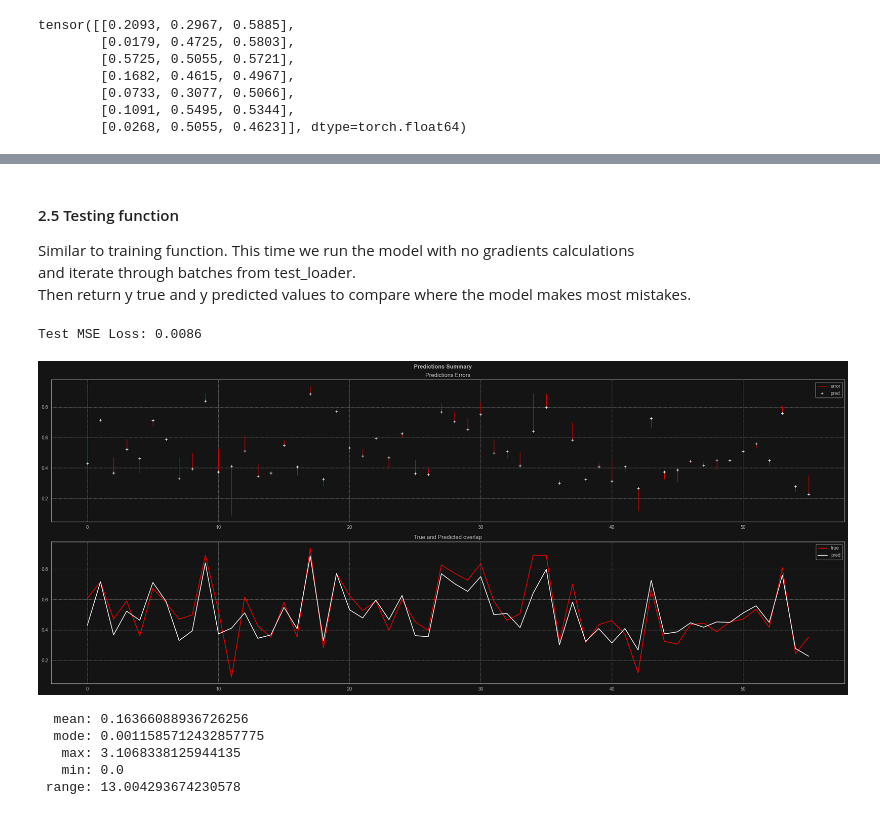
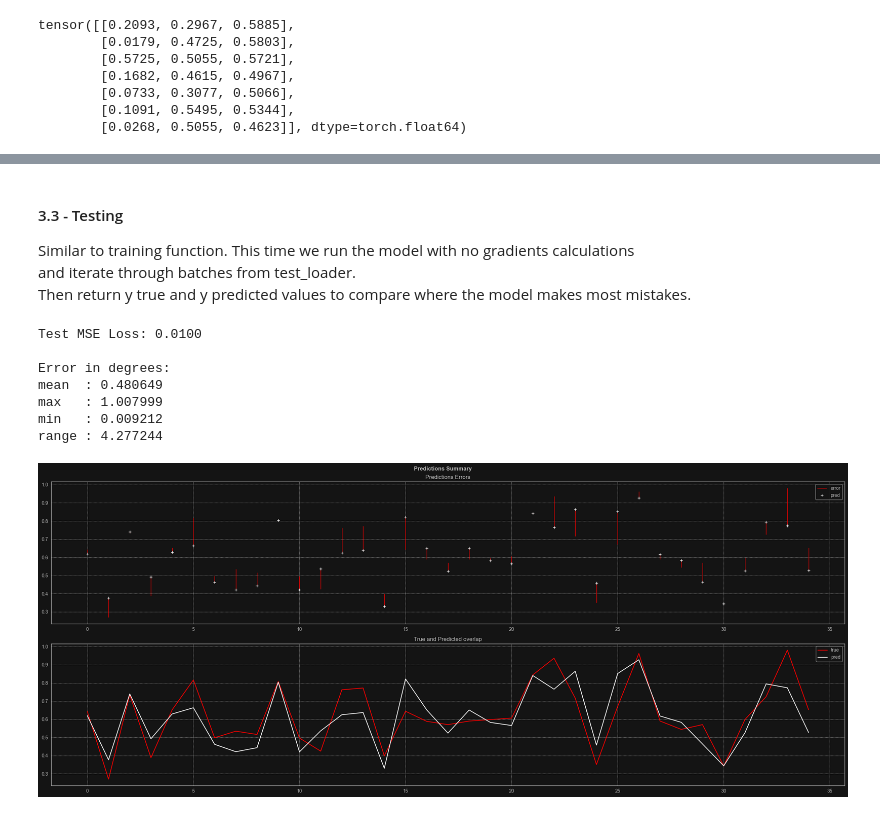
Before and after one commit to gracjan-p/weather-rnn, a Jupyter notebook: notebooks/model.ipynb, the cells around one changed output, grey strips where cells are left out. Drawn from its saved outputs; the diff is of its cells as text; code cells hidden in the pictures.

Commit message:
test cli

```diff
--- a/notebooks/model.ipynb
+++ b/notebooks/model.ipynb
@@ -206,6 +214,6 @@ def sequence_dataset(dataset, batch_size, extra_features=False):
 
     return data_loader
 # %%
-batch_size = 8
+batch_size = 7
 train_loader = sequence_dataset(df_train_torch, batch_size=batch_size)
 test_loader = sequence_dataset(df_test_torch, batch_size=batch_size)
@@ -223,11 +219,0 @@ df_train[:7]
-# %%
-i = 0
-for batch in train_loader:
-    if i == 0:
-        input, target = batch
-        print(input, target)
-        # print(input.size())
-        # print(target.size())
-        # print(len(target))
-        break
-    i += 1
@@ -373,8 +353,15 @@ plt.tight_layout()
 # %% [markdown]
-#### 2.5 Testing function
+#### 3.3 - Testing
 Similar to training function. This time we run the model with no gradients calculations <br>
 and iterate through batches from test_loader. <br>
 Then return y true and y predicted values to compare where the model makes most mistakes.
+# %%
+# rescaling score data back to temperature format.
+def to_degrees(feature):
+    feature_deg = np.zeros((len(feature), 3)) # because our scaler remember what did it scale before, we need to create data with same dimensions
+    feature_deg[:, 2] = np.sqrt(feature) # square root, because we use Mean Square Error in our models
+    feature_deg = scaler.inverse_transform(feature_deg)
+    return feature_deg[:, 2]
 # %%
 def test_model(model, device, test_loader, extra_features=False):
     total_loss = 0
@@ -401,61 +388,53 @@ def test_model(model, device, test_loader, extra_features=False):
     avg_loss = total_loss / len(test_loader)
     print(f"Test MSE Loss: {avg_loss:.4f}")
 
-    return y_true, y_pred
+    return y_true, y_pred, avg_loss
 # %%
 import seaborn as sb
 
-y_true, y_pred = test_model(weather_rnn, device=device, test_loader=test_loader)
+y_true, y_pred, mse = test_model(weather_rnn, device=device, test_loader=test_loader)
 
 fig, axes = plt.subplots(nrows=2, ncols=1, figsize=(24, 10))
 axes = axes.flatten()
 
 temp_avg_true = np.array(y_true).flatten()
 temp_avg_pred = np.array(y_pred).flatten()
 
 x = range(len(temp_avg_true))
 axes[0].vlines(x=x, ymin=temp_avg_pred, ymax=temp_avg_true, color='red', linewidth=1, label='error')
 axes[0].plot(x, y_pred, marker='+', linestyle='None', color='white', label='pred')
 
 sb.lineplot(x=range(len(temp_avg_true)), y=temp_avg_true, color='red', ax=axes[1], label='true')
 sb.lineplot(x=range(len(temp_avg_pred)), y=temp_avg_pred, color='white', ax=axes[1], label='pred')
 
 axes[0].set_title('Predictions Errors')
 axes[0].legend()
 
 axes[1].set_title('True and Predicted overlap')
 
 plt.suptitle('Predictions Summary', fontweight='bold')
 plt.tight_layout()
+
+true_deg = to_degrees(temp_avg_true)
+pred_deg = to_degrees(temp_avg_pred)
+
+error = abs(true_deg - pred_deg)
+
+print(
+    "\nError in degrees:\n"
+    f"{"mean":<6}: {error.mean():4f}",
+    f"{"max":<6}: {error.max():4f}",
+    f"{"min":<6}: {error.min():4f}",
+    f"{"range":<6}: {(true_deg.max() - true_deg.min()):4f}",
+    sep='\n'
+)
 # %% [output]
-Test MSE Loss: 0.0086
+Test MSE Loss: 0.0100
+
+Error in degrees:
+mean  : 0.480649
+max   : 1.007999
+min   : 0.009212
+range : 4.277244
-[figure, old version]
+[figure, new version]
-# %%
-from scipy.stats import mode
-
-true_deg = np.zeros((len(temp_avg_true), 3))
-pred_deg = np.zeros((len(temp_avg_pred), 3))
-
-true_deg[:, 2] = np.sqrt(temp_avg_true)
-pred_deg[:, 2] = np.sqrt(temp_avg_pred)
-
-true_deg = scaler.inverse_transform(true_deg)
-pred_deg = scaler.inverse_transform(pred_deg)
-
-error = abs(true_deg - pred_deg)
-
-print(
-    f"{"mean":>6}: {error.mean()}",
-    f"{"mode":>6}: {mode(error)[0][2]}",
-    f"{"max":>6}: {error.max()}",
-    f"{"min":>6}: {error.min()}",
-    f"{"range":>6}: {true_deg.max() - true_deg.min()}",
-    sep='\n'
-)
-# %% [output]
-  mean: 0.16366088936726256
-  mode: 0.0011585712432857775
-   max: 3.1068338125944135
-   min: 0.0
- range: 13.004293674230578
 # %% [markdown]
```
Also changed, not shown: parts of 31 cells of this notebook.
